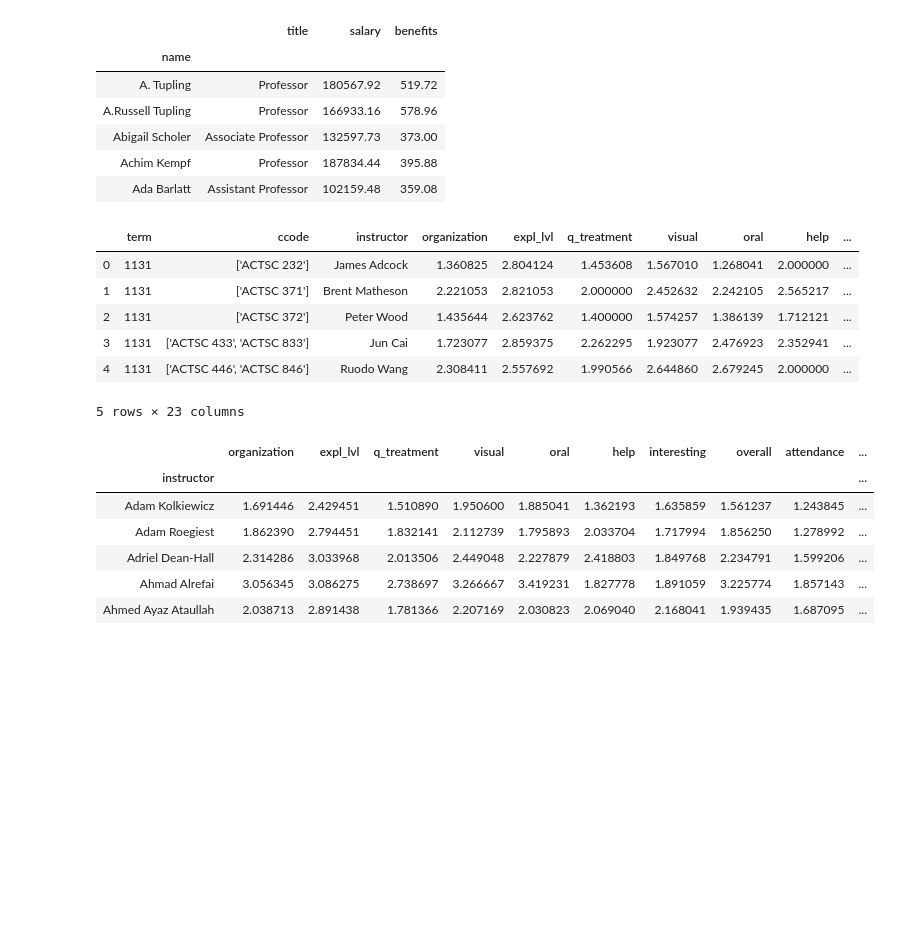
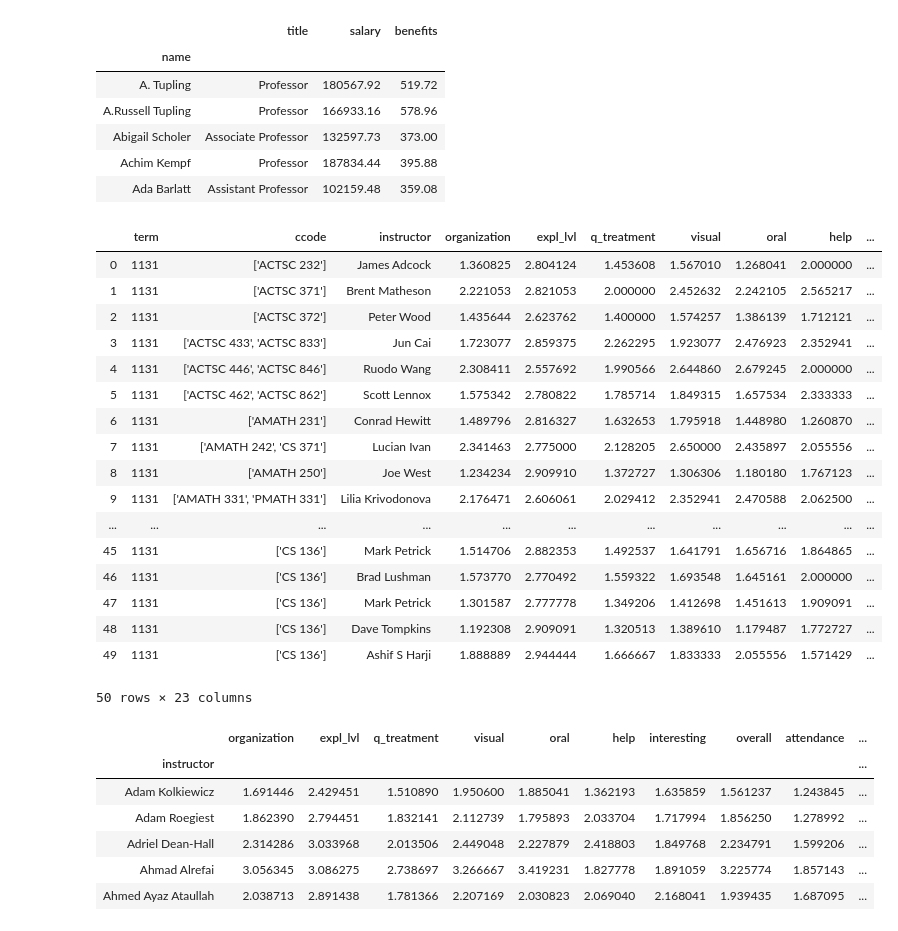
Before and after one commit to Akababa/course_eval, a Jupyter notebook: classifier_comparisons.ipynb, the cells around one changed output. Cells and saved outputs as stored; diff of their text form; code cells hidden in the pictures; blank space fills up the shorter version.

```diff
--- a/classifier_comparisons.ipynb
+++ b/classifier_comparisons.ipynb
@@ -33,24 +33,35 @@ sal.head()
 | Ada Barlatt | Assistant Professor | 102159.48 | 359.08 |
 # %%
 #Setting up dataframes
-eval_data = pd.read_csv("averages.csv")
+eval_data = pd.read_csv("averages_enrol.csv")
 eval_data[["term"]]=pd.Categorical(eval_data.term)
 eval_data[["section"]]=pd.Categorical(eval_data.section)
-eval_data["response_rate"] = eval_data.num_responses / eval_data.enrolled
-df.replace([np.inf, -np.inf], np.nan)
+#eval_data["response_rate"] = eval_data.num_responses / eval_data.enrolled
+#df.replace([np.inf, -np.inf], np.nan)
 
 df=eval_data[eval_data.num_responses>10] # only surveys with >10 responses
 df=df.groupby("instructor").filter(lambda x:len(x)>2) # only teachers with >=3 classes
 df=pd.merge(df,sal,how='left', left_on=["instructor"],right_on=['name']).drop(['benefits',"section"],axis=1)
-df.head()
+df.title.replace(np.nan,"Lecturer",inplace=True)
 # %% [output]
 |  | term | ccode | instructor | organization | expl_lvl | q_treatment | visual | oral | help | ... |
 | 0 | 1131 | ['ACTSC 232'] | James Adcock | 1.360825 | 2.804124 | 1.453608 | 1.567010 | 1.268041 | 2.000000 | ... |
 | 1 | 1131 | ['ACTSC 371'] | Brent Matheson | 2.221053 | 2.821053 | 2.000000 | 2.452632 | 2.242105 | 2.565217 | ... |
 | 2 | 1131 | ['ACTSC 372'] | Peter Wood | 1.435644 | 2.623762 | 1.400000 | 1.574257 | 1.386139 | 1.712121 | ... |
 | 3 | 1131 | ['ACTSC 433', 'ACTSC 833'] | Jun Cai | 1.723077 | 2.859375 | 2.262295 | 1.923077 | 2.476923 | 2.352941 | ... |
 | 4 | 1131 | ['ACTSC 446', 'ACTSC 846'] | Ruodo Wang | 2.308411 | 2.557692 | 1.990566 | 2.644860 | 2.679245 | 2.000000 | ... |
+| 5 | 1131 | ['ACTSC 462', 'ACTSC 862'] | Scott Lennox | 1.575342 | 2.780822 | 1.785714 | 1.849315 | 1.657534 | 2.333333 | ... |
+| 6 | 1131 | ['AMATH 231'] | Conrad Hewitt | 1.489796 | 2.816327 | 1.632653 | 1.795918 | 1.448980 | 1.260870 | ... |
+| 7 | 1131 | ['AMATH 242', 'CS 371'] | Lucian Ivan | 2.341463 | 2.775000 | 2.128205 | 2.650000 | 2.435897 | 2.055556 | ... |
+| 8 | 1131 | ['AMATH 250'] | Joe West | 1.234234 | 2.909910 | 1.372727 | 1.306306 | 1.180180 | 1.767123 | ... |
+| 9 | 1131 | ['AMATH 331', 'PMATH 331'] | Lilia Krivodonova | 2.176471 | 2.606061 | 2.029412 | 2.352941 | 2.470588 | 2.062500 | ... |
+| ... | ... | ... | ... | ... | ... | ... | ... | ... | ... | ... |
+| 45 | 1131 | ['CS 136'] | Mark Petrick | 1.514706 | 2.882353 | 1.492537 | 1.641791 | 1.656716 | 1.864865 | ... |
+| 46 | 1131 | ['CS 136'] | Brad Lushman | 1.573770 | 2.770492 | 1.559322 | 1.693548 | 1.645161 | 2.000000 | ... |
+| 47 | 1131 | ['CS 136'] | Mark Petrick | 1.301587 | 2.777778 | 1.349206 | 1.412698 | 1.451613 | 1.909091 | ... |
+| 48 | 1131 | ['CS 136'] | Dave Tompkins | 1.192308 | 2.909091 | 1.320513 | 1.389610 | 1.179487 | 1.772727 | ... |
+| 49 | 1131 | ['CS 136'] | Ashif S Harji | 1.888889 | 2.944444 | 1.666667 | 1.833333 | 2.055556 | 1.571429 | ... |
-5 rows × 23 columns
+50 rows × 23 columns
 # %%
 df_tenure=df.groupby("instructor").mean()
 df_tenure["num_taught"]=df.groupby("instructor").size()
```
Also changed, not shown: parts of 16 cells of this notebook.
